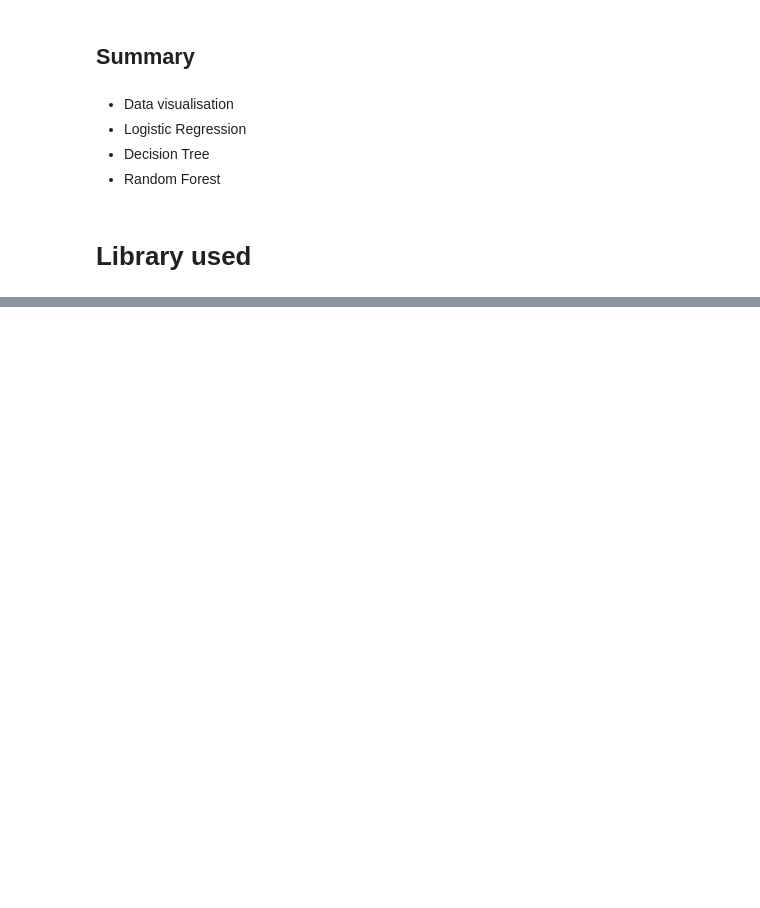
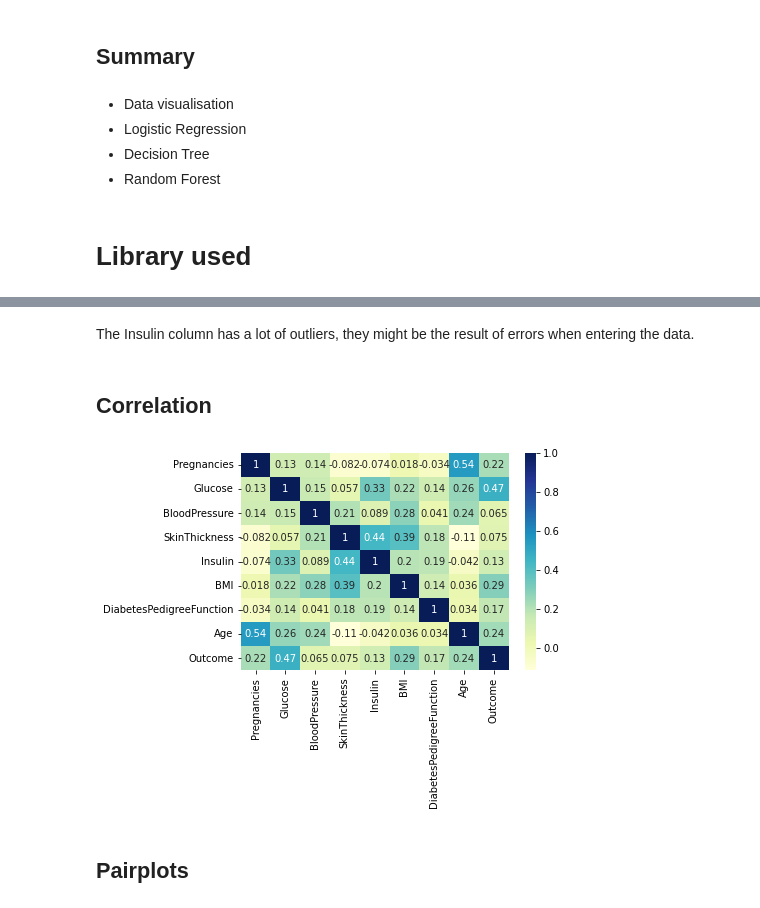
Before and after one commit to lynda-trad/PIMA, a Jupyter notebook: PIMA.ipynb, the cells around one changed output, grey strips where cells are left out. Drawn from its saved outputs; the diff is of its cells as text; code cells hidden in the pictures; blank space fills up the shorter version.

```diff
--- a/PIMA.ipynb
+++ b/PIMA.ipynb
@@ -43,0 +106,11 @@ filterwarnings('ignore')
+# %% [markdown]
+The Insulin column has a lot of outliers, they might be the result of errors when entering the data.
+# %% [markdown]
+## Correlation
+# %%
+dataplot = sns.heatmap(data.corr(), cmap="YlGnBu", annot=True)
+plt.show()
+# %% [output]
+[figure, added]
+# %% [markdown]
+## Pairplots
```
Also changed, not shown: parts of 23 cells of this notebook.
